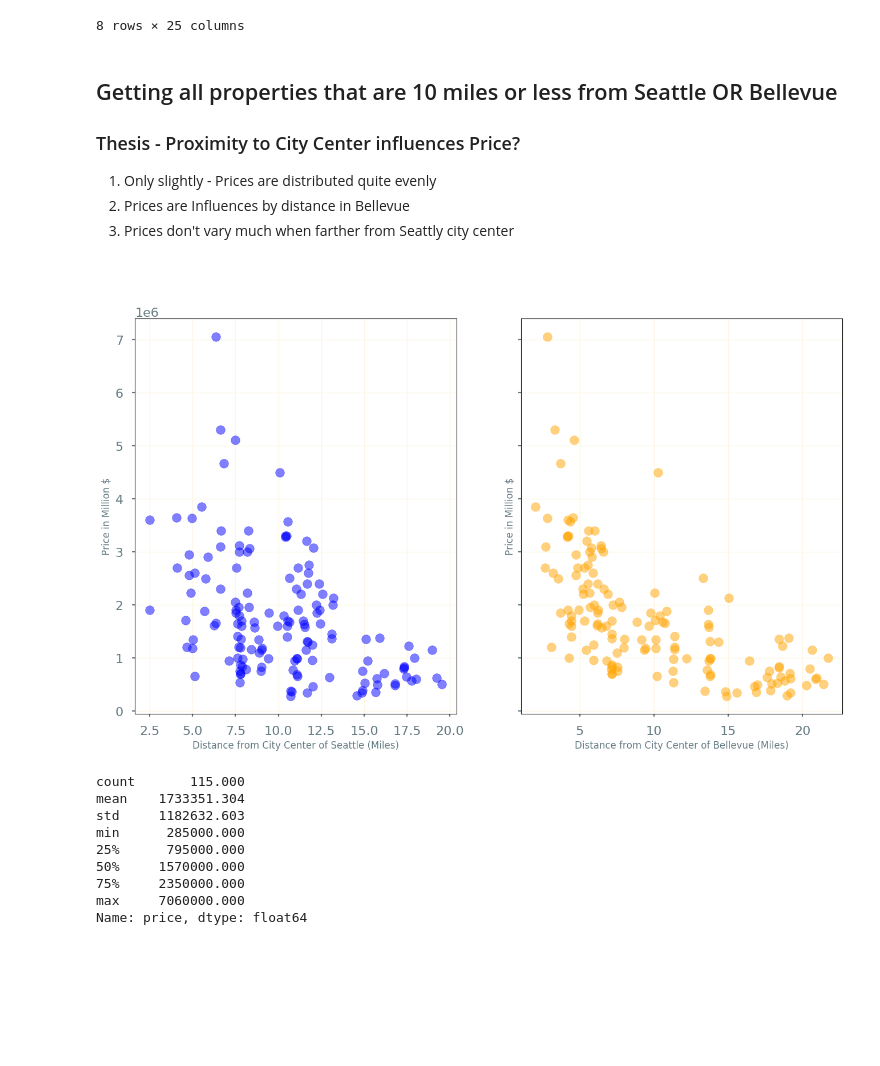
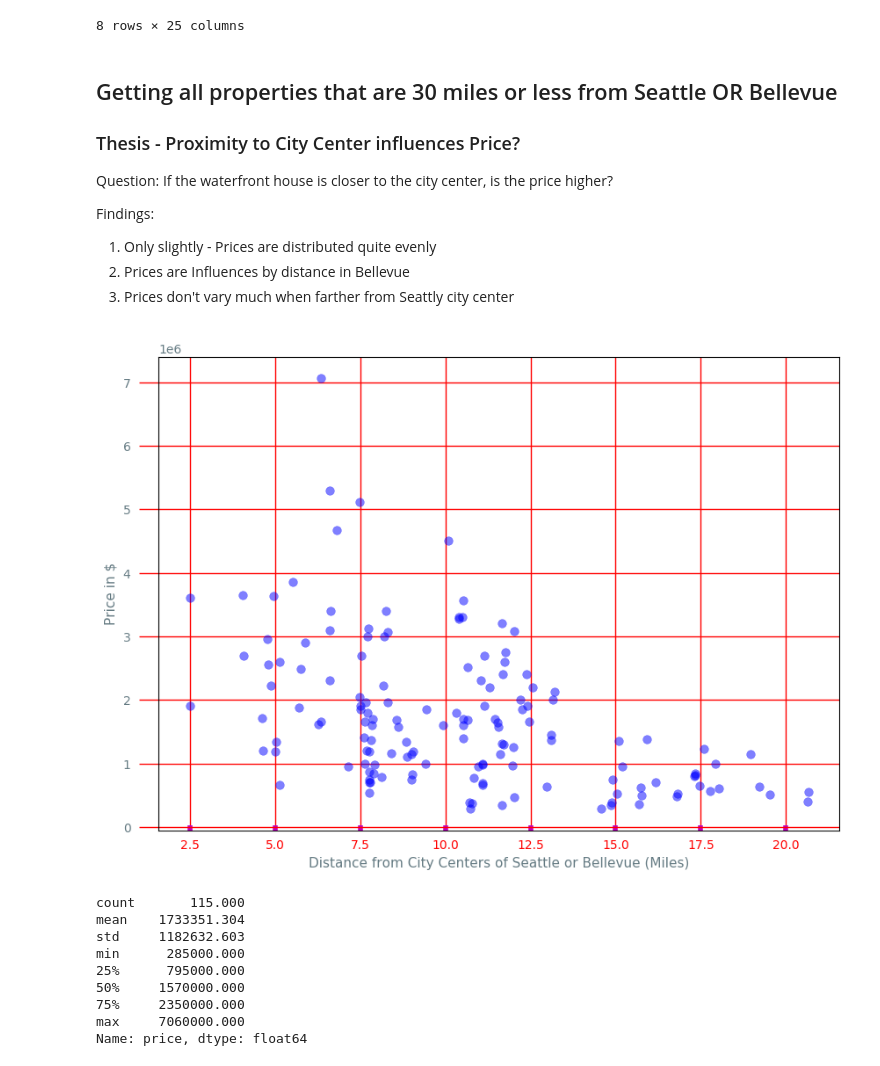
Before and after one commit to kayoken/eda-real-estate, a Jupyter notebook: EDA.ipynb, the cells around one changed output. Cells and saved outputs as stored; diff of their text form; code cells hidden in the pictures; blank space fills up the shorter version.

Commit message:
filtering data wip

```diff
--- a/EDA.ipynb
+++ b/EDA.ipynb
@@ -191,45 +184,42 @@ df_on_waterfront.describe()
 | std | 2858044756.510 | 1.099 | 1.122 | 1652.135 | 44629.076 | 0.548 | 0.000 | 0.555 | 0.744 | 1.781 | ... |
 8 rows × 25 columns
 # %% [markdown]
-## Getting all properties that are 10 miles or less from Seattle OR Bellevue
+## Getting all properties that are 30 miles or less from Seattle OR Bellevue
 
 ### Thesis - Proximity to City Center influences Price?
+
+Question: If the waterfront house is closer to the city center, is the price higher?
+
+Findings:
 
 1. Only slightly - Prices are distributed quite evenly
 2. Prices are Influences by distance in Bellevue
 3. Prices don't vary much when farther from Seattly city center
-# %%
-df_city_distance_10 = df_on_waterfront[(df_on_waterfront['distance_seattle_center'] < 10) | (df_on_waterfront['distance_bellevue_center'] < 10)]
-df_city_distance_20 = df_on_waterfront[(df_on_waterfront['distance_seattle_center'] < 20) | (df_on_waterfront['distance_bellevue_center'] < 20)]
-
-distance_seattle = df_city_distance_20['distance_seattle_center']
-distance_bellevue = df_city_distance_20['distance_bellevue_center']
-price = df_city_distance_20['price']
-# distance_seattle = df_city_distance_10['distance_seattle_center']
-# distance_bellevue = df_city_distance_10['distance_bellevue_center']
-# price = df_city_distance_10['price']
-
-plt.style.use('_classic_test_patch')
-
-fig, (ax1, ax2) = plt.subplots(1, 2, sharey=True, figsize=(16, 9))
-fig.suptitle('Prices in King County for Waterfront Properties')
-
-try:
-    ax1.set_title('Price Distance Relation for Seattle', fontsize=11)
-    ax1.set_ylabel('Price in Million $')
-    ax1.set_xlabel('Distance from City Center of Seattle (Miles)')
-    ax1.scatter(distance_seattle, price, alpha=.5, color="blue")
-except ValueError:
-    print('Data missing')
-else:
-    ax2.set_title('Price Distance Relation for Bellevue', fontsize=11)
-    ax2.set_ylabel('Price in Million $')
-    ax2.set_xlabel('Distance from City Center of Bellevue (Miles)')
-    ax2.scatter(distance_bellevue, price, alpha=.5, color="orange")
-
-plt.show()
-# %% [output]
-[figure, removed]
+# %%
+distance = 25
+df_city_distance = df_on_waterfront[(df_on_waterfront['distance_seattle_center'] < distance) | (df_on_waterfront['distance_bellevue_center'] < distance)]
+distance_seattle = df_city_distance['distance_seattle_center']
+distance_bellevue = df_city_distance['distance_bellevue_center']
+price = df_city_distance['price']
+
+plt.style.use( 'seaborn-v0_8-pastel')
+
+fig, ax = plt.subplots(figsize=(10, 7))
+
+ax.scatter(distance_seattle, price, alpha=.5, color="blue")
+ax.set_title('Prices vs Distance from City Center', fontsize=14)
+ax.set_ylabel('Price in $')
+ax.set_xlabel('Distance from City Centers of Seattle or Bellevue (Miles)')
+
+ax.tick_params(right=False, left=True, axis='y', color='r', length=16,
+                grid_color='r')
+ax.tick_params(axis='x', color='m', length=4, direction='in', width=4,
+                labelcolor='r', grid_color='r')
+ax.ticklabel_format(style="plain", axis="y")
+
+plt.show()
+# %% [output]
+[figure, added]
 # %%
 df_on_waterfront['price'].describe()
 # %% [output]
```
Also changed, not shown: parts of 4 cells of this notebook.
